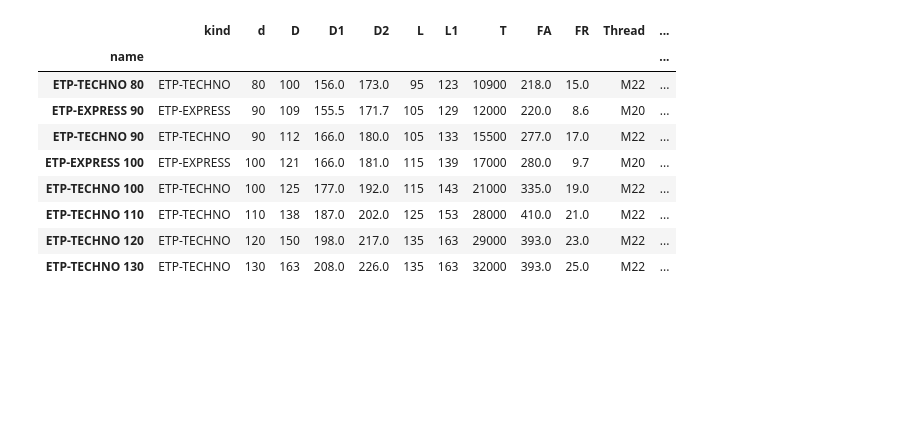
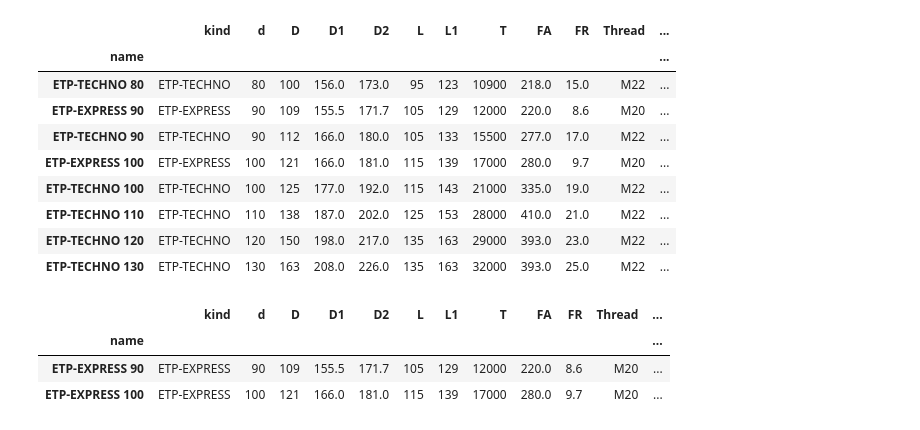
Before and after one commit to marthoch/EngineeringTools, a Jupyter notebook: EngineeringToolsPy/NoteBooks/ETP.ipynb, the cells around one changed output. Cells and saved outputs as stored; diff of their text form; code cells hidden in the pictures; blank space fills up the shorter version.

```diff
--- a/EngineeringToolsPy/NoteBooks/ETP.ipynb
+++ b/EngineeringToolsPy/NoteBooks/ETP.ipynb
@@ -88,6 +94,13 @@ ETspecial.ETPHydrHubShaftConnection.search(minT=ETQ.Torque(10000, 'N.m'))
 | ETP-TECHNO 110 | ETP-TECHNO | 110 | 138 | 187.0 | 202.0 | 125 | 153 | 28000 | 410.0 | 21.0 | M22 | ... |
 | ETP-TECHNO 120 | ETP-TECHNO | 120 | 150 | 198.0 | 217.0 | 135 | 163 | 29000 | 393.0 | 23.0 | M22 | ... |
 | ETP-TECHNO 130 | ETP-TECHNO | 130 | 163 | 208.0 | 226.0 | 135 | 163 | 32000 | 393.0 | 25.0 | M22 | ... |
+# %%
+ETspecial.ETPHydrHubShaftConnection.search(minT=ETQ.Torque(10000, 'N.m'), kind='ETP-EXPRESS')
+# %% [output]
+|  | kind | d | D | D1 | D2 | L | L1 | T | FA | FR | Thread | ... |
+| name |  |  |  |  |  |  |  |  |  |  |  | ... |
+| ETP-EXPRESS 90 | ETP-EXPRESS | 90 | 109 | 155.5 | 171.7 | 105 | 129 | 12000 | 220.0 | 8.6 | M20 | ... |
+| ETP-EXPRESS 100 | ETP-EXPRESS | 100 | 121 | 166.0 | 181.0 | 115 | 139 | 17000 | 280.0 | 9.7 | M20 | ... |
 # %%
 ETspecial.ETPHydrHubShaftConnection(d=ETQ.Distance(50, 'mm'))
 # %% [output]
```
Also changed, not shown: parts of 13 cells of this notebook, 2 other files.
